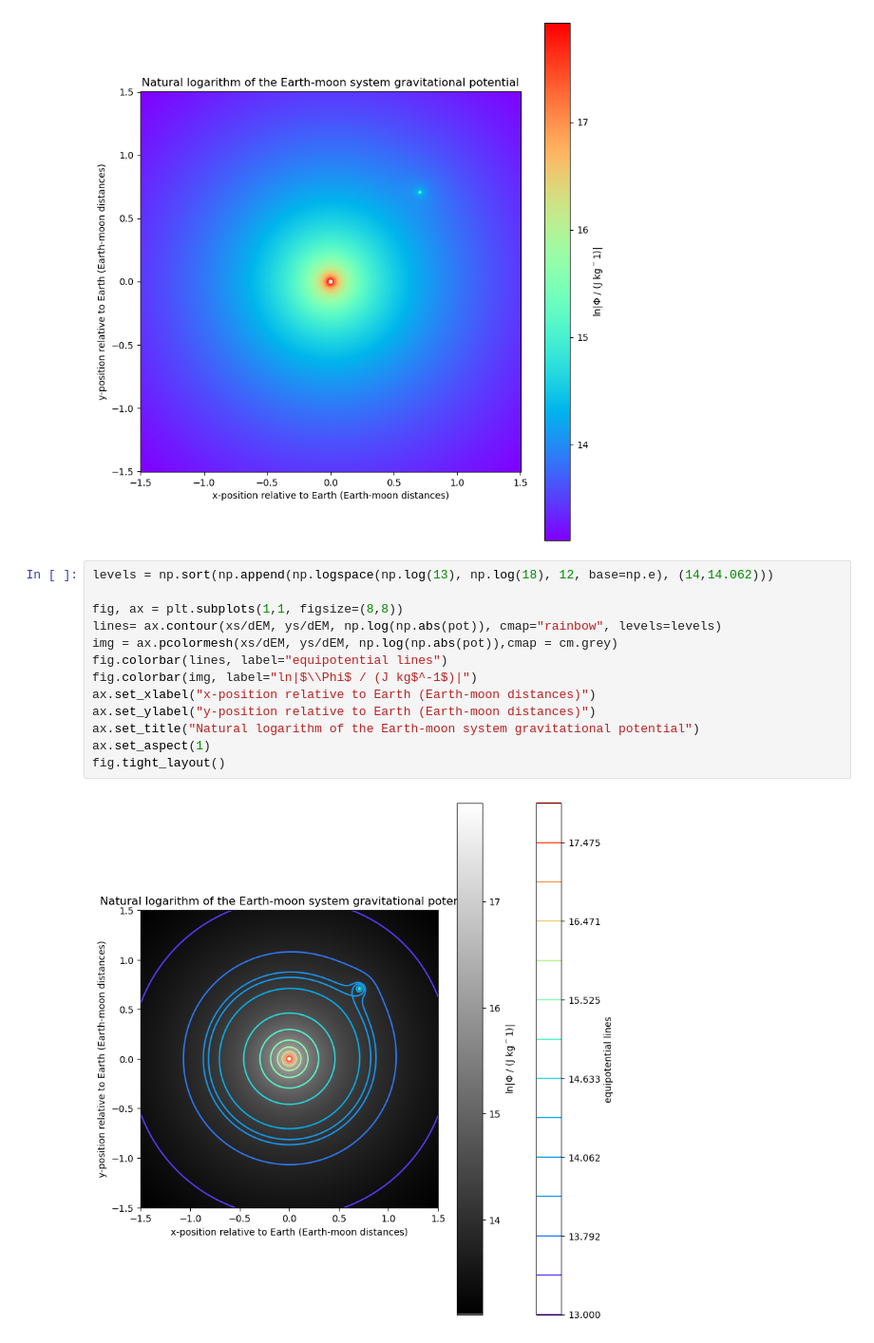
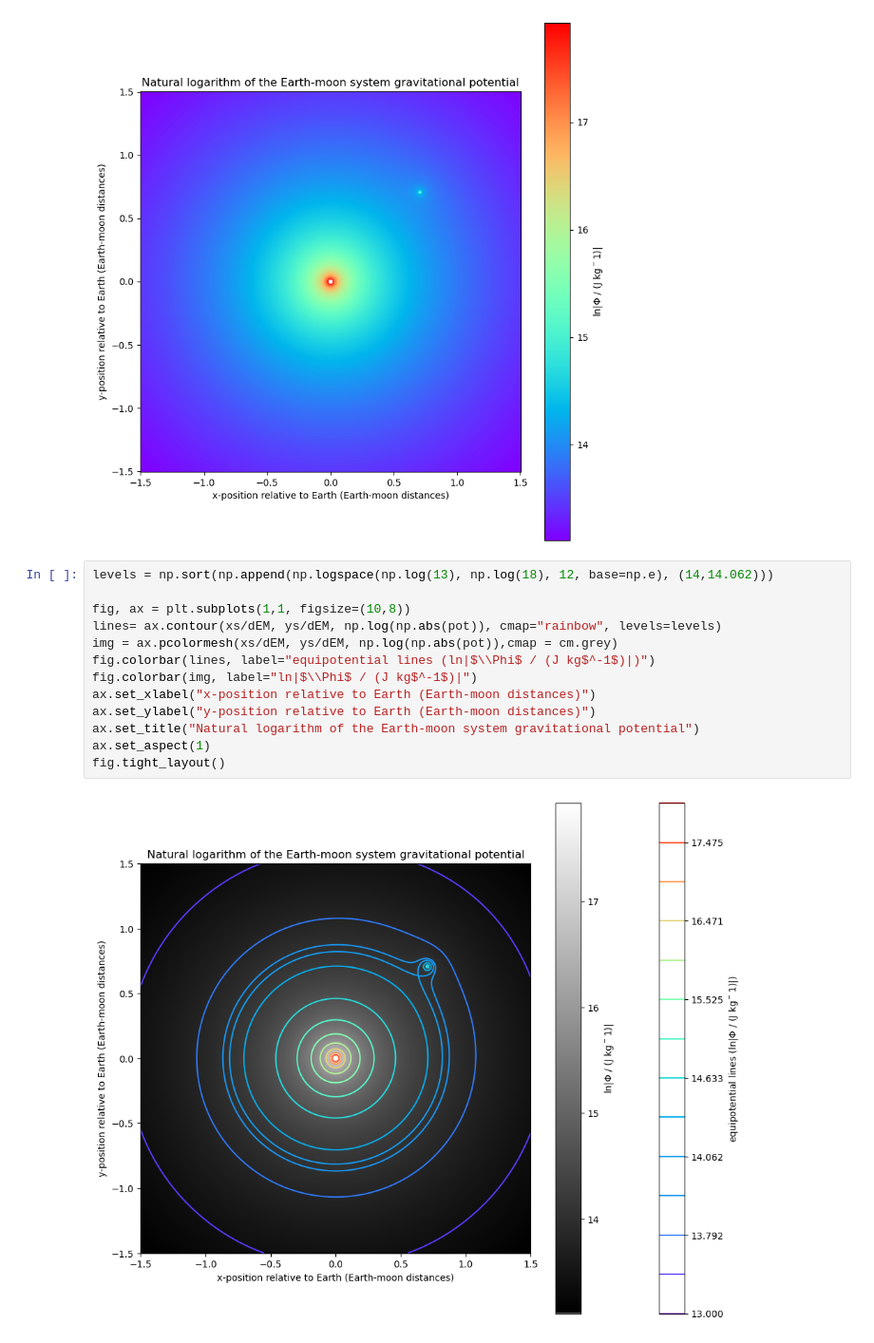
Before and after one commit to MatthewPrem/PHYS265-spring25, a Jupyter notebook: Lab1/Prem-Lab-1.ipynb, the cells around one changed output. Shown at 95% size. Saved outputs shown, nothing was run; the diff lists cells and outputs as text.

```diff
--- a/Lab1/Prem-Lab-1.ipynb
+++ b/Lab1/Prem-Lab-1.ipynb
@@ -61,15 +62,15 @@ fig.tight_layout()
 # %%
 levels = np.sort(np.append(np.logspace(np.log(13), np.log(18), 12, base=np.e), (14,14.062)))
 
-fig, ax = plt.subplots(1,1, figsize=(8,8))
+fig, ax = plt.subplots(1,1, figsize=(10,8))
 lines= ax.contour(xs/dEM, ys/dEM, np.log(np.abs(pot)), cmap="rainbow", levels=levels)
 img = ax.pcolormesh(xs/dEM, ys/dEM, np.log(np.abs(pot)),cmap = cm.grey)
-fig.colorbar(lines, label="equipotential lines")
+fig.colorbar(lines, label="equipotential lines (ln|$\\Phi$ / (J kg$^-1$)|)")
 fig.colorbar(img, label="ln|$\\Phi$ / (J kg$^-1$)|")
 ax.set_xlabel("x-position relative to Earth (Earth-moon distances)")
 ax.set_ylabel("y-position relative to Earth (Earth-moon distances)")
 ax.set_title("Natural logarithm of the Earth-moon system gravitational potential")
 ax.set_aspect(1)
 fig.tight_layout()
 # %% [output]
-[figure, old version]
+[figure, new version]
```
Also changed, not shown: parts of 4 cells of this notebook.
